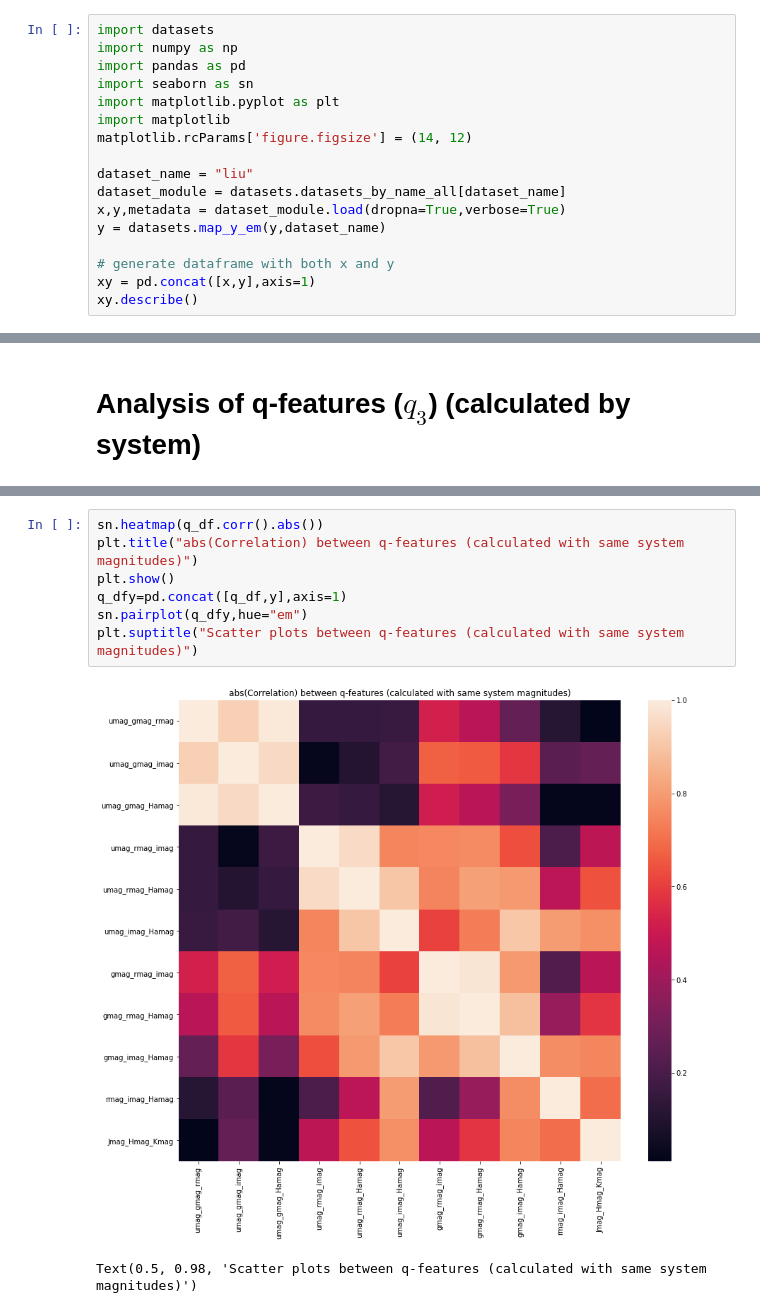
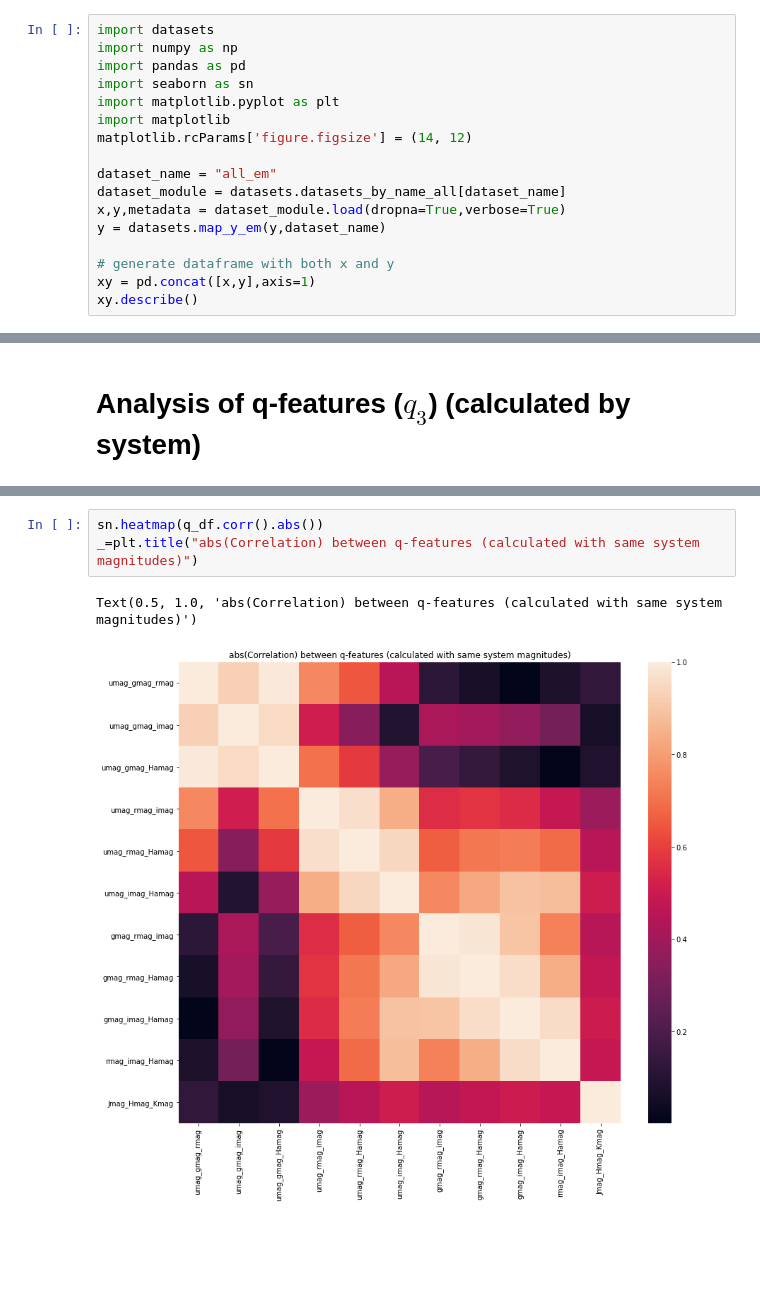
Before and after one commit to facundoq/bestars, a Jupyter notebook: Exploratory analysis.ipynb, the cells around one changed output, grey strips where cells are left out. Saved outputs shown, nothing was run; the diff lists cells and outputs as text; blank space fills up the shorter version.

```diff
--- a/Exploratory analysis.ipynb
+++ b/Exploratory analysis.ipynb
@@ -11,7 +11,7 @@ import matplotlib.pyplot as plt
 import matplotlib
 matplotlib.rcParams['figure.figsize'] = (14, 12)
 
-dataset_name = "liu"
+dataset_name = "all_em"
 dataset_module = datasets.datasets_by_name_all[dataset_name]
 x,y,metadata = dataset_module.load(dropna=True,verbose=True)
 y = datasets.map_y_em(y,dataset_name)
@@ -172,10 +203,6 @@ q_df.describe()
 # %%
 sn.heatmap(q_df.corr().abs())
-plt.title("abs(Correlation) between q-features (calculated with same system magnitudes)")
-plt.show()
-q_dfy=pd.concat([q_df,y],axis=1)
-sn.pairplot(q_dfy,hue="em")
-plt.suptitle("Scatter plots between q-features (calculated with same system magnitudes)")
+_=plt.title("abs(Correlation) between q-features (calculated with same system magnitudes)")
 # %% [output]
+Text(0.5, 1.0, 'abs(Correlation) between q-features (calculated with same system magnitudes)')
-[figure, old version]
+[figure, new version]
-Text(0.5, 0.98, 'Scatter plots between q-features (calculated with same system magnitudes)')
```
Also changed, not shown: parts of 11 cells of this notebook, 26 other files.
